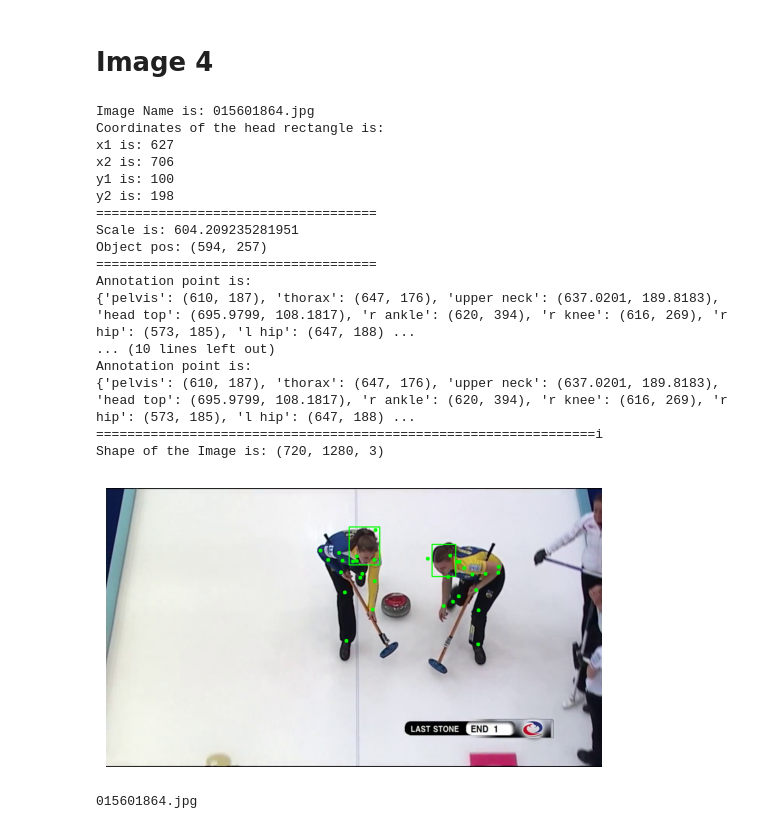
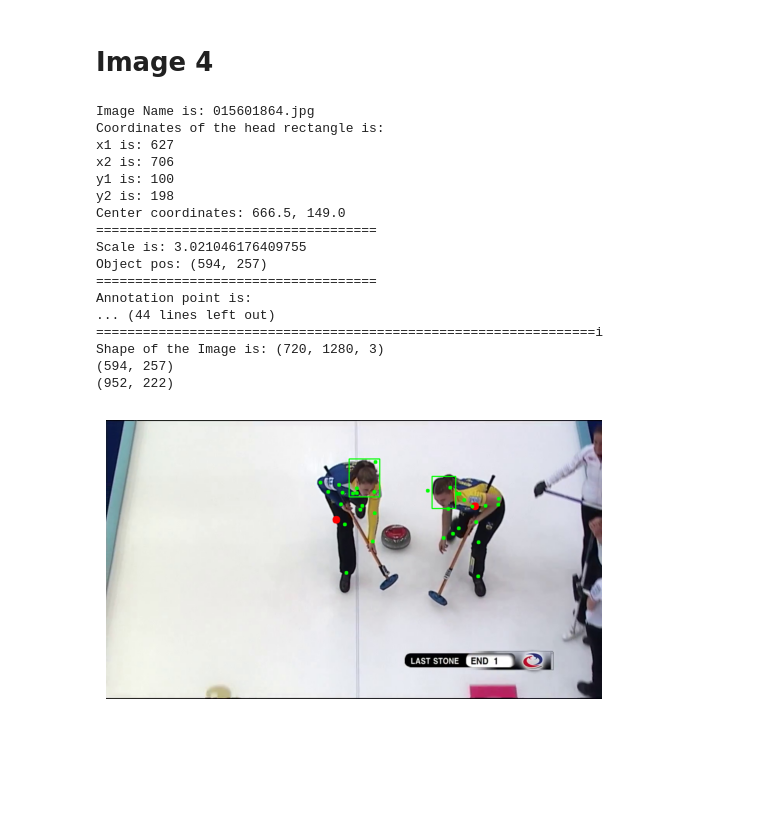
Before and after one commit to Longcodedao/PoseEstimation, a Jupyter notebook: datasets/Untitled.ipynb, the cells around one changed output. Drawn from its saved outputs; the diff is of its cells as text; code cells hidden in the pictures; blank space fills up the shorter version.

```diff
--- a/datasets/Untitled.ipynb
+++ b/datasets/Untitled.ipynb
@@ -363,17 +363,19 @@ Number of Training Instances: 18079
 # %%
 import matplotlib.pyplot as plt
 import pprint
+import math
 
 list_annotations = release['annolist'][0][0][0]
 exploration = list_annotations[4]
 
+# print(exploration)
 pp = pprint.PrettyPrinter(indent=4)
 
 image_name = exploration['image'][0, 0]['name'][0]
 print(f"Image Name is: {image_name}")
 
 annotations = exploration['annorect'][0]
-joint_id = {0: "r ankle",
+joint_id = {    0: "r ankle",
                 1: "r knee",
                 2: "r hip",
                 3: "l hip",
@@ -391,9 +393,12 @@ joint_id = {0: "r ankle",
                 15: "l wrist"}
 all_joints = []
 head_tables = []
-
+object = []
 for i in range(len(annotations)):
     annotation = annotations[i]
+
+    # print(annotation)
+
     print("Coordinates of the head rectangle is:")
     x1 = annotation['x1'][0, 0]
     x2 = annotation['x2'][0, 0]
@@ -404,32 +409,57 @@ for i in range(len(annotations)):
     print(f"y1 is: {y1}")
     print(f"y2 is: {y2}")
 
+    center_x = x1 + (x2 - x1) / 2
+    center_y = y1 + (y2 - y1) / 2
+    print(f"Center coordinates: {center_x}, {center_y}")
+
     head = (x1, y1, x2, y2)
     head_tables.append(head)
 
     print("====================================")
 
-    print(f"Scale is: {annotation['scale'][0, 0] * 200}")
+    print(f"Scale is: {annotation['scale'][0, 0]}")
     print(f"Object pos: ({annotation['objpos'][0, 0][0][0, 0]}, {annotation['objpos'][0, 0][1][0, 0]})")
+    object.append((annotation['objpos'][0, 0][0][0, 0], annotation['objpos'][0, 0][1][0, 0]))
 
 
-
-    joint_coordinates = {}
+    joint_coordinates = []
     print("====================================")
     list_joints = annotation['annopoints']['point'][0, 0][0]
     print(f'Annotation point is:')
+
     for idx in range(len(list_joints)):
         joint = list_joints[idx]
         id = joint['id'][0, 0]
 
-        joint_x = joint['x'][0, 0]
-        joint_y = joint['y'][0, 0]
+        joint_x = int(joint['x'][0, 0])
+        joint_y = int(joint['y'][0, 0])
         # is_visibility = joint['is_visible'][0, 0]
-        joint_coordinates[joint_id[id]] = (joint_x, joint_y)
+        # print(joint)
+
+        joint_coordinates.append([joint_x, joint_y, id])
+
+    joint_coordinates = np.array(sorted(joint_coordinates, key=lambda x: x[2]))
+    # print(joint_coordinates)
+    # Add (0, 0) for any gaps in IDs
+    filled_joint_coordinates = []
+
+    indx = 0
+    for i in range(len(joint_coordinates)):
+        while indx < joint_coordinates[i, 2]:
+            filled_joint_coordinates.append([0, 0, indx])
+            indx += 1
+        else:
+            filled_joint_coordinates.append(joint_coordinates[i])
+            indx += 1
+
+    filled_joint_coordinates = np.array(filled_joint_coordinates)
+    joint_coordinates = filled_joint_coordinates[:, :2]
 
     all_joints.append(joint_coordinates)
 
-    print(joints)
+
+    print(joint_coordinates)
     print("================================================================i")
 
 # Plot images
@@ -445,44 +475,45 @@ print(f"Shape of the Image is: {img.shape}")
 # Convert the image from BGR to RGB
 img_rgb = cv2.cvtColor(img, cv2.COLOR_BGR2RGB)
 
+
+
 for i, joint_coordinates in enumerate(all_joints):
     head = head_tables[i]
     x1, y1, x2, y2 = head
+
+    print(object[i])
+    obj_x, obj_y = object[i]
+
     color = (0, 255, 0)
 
     cv2.rectangle(img_rgb, (x1, y1), (x2, y2), color, thickness = 2)
-
-    for joint, (x, y) in joint_coordinates.items():
+    cv2.circle(img_rgb, (obj_x, obj_y), 10, (255, 0, 0), -1)
+    for joint, (x, y) in enumerate(joint_coordinates):
         # Convert coordinates to integers
         x, y = int(x), int(y)
         # Draw a small circle around the joint
         cv2.circle(img_rgb, (x, y), 5, (0, 255, 0), -1)  # Green color, filled circle
 
 # Display the image using matplotlib
 plt.imshow(img_rgb)
 plt.axis('off')  # Hide axis
 plt.show()
 # %% [output]
 Image Name is: 015601864.jpg
 Coordinates of the head rectangle is:
 x1 is: 627
 x2 is: 706
 y1 is: 100
 y2 is: 198
+Center coordinates: 666.5, 149.0
 ====================================
-Scale is: 604.209235281951
+Scale is: 3.021046176409755
 Object pos: (594, 257)
 ====================================
 Annotation point is:
-{'pelvis': (610, 187), 'thorax': (647, 176), 'upper neck': (637.0201, 189.8183), 'head top': (695.9799, 108.1817), 'r ankle': (620, 394), 'r knee': (616, 269), 'r hip': (573, 185), 'l hip': (647, 188) ...
-... (10 lines left out)
-Annotation point is:
-{'pelvis': (610, 187), 'thorax': (647, 176), 'upper neck': (637.0201, 189.8183), 'head top': (695.9799, 108.1817), 'r ankle': (620, 394), 'r knee': (616, 269), 'r hip': (573, 185), 'l hip': (647, 188) ...
+... (44 lines left out)
 ================================================================i
 Shape of the Image is: (720, 1280, 3)
+(594, 257)
+(952, 222)
-[figure, old version]
+[figure, new version]
-# %%
-image_name = exploration['image'][0, 0]['name'][0]
-print(image_name)
-# %% [output]
-015601864.jpg
```
Also changed, not shown: parts of 24 cells of this notebook, 7 other files.
